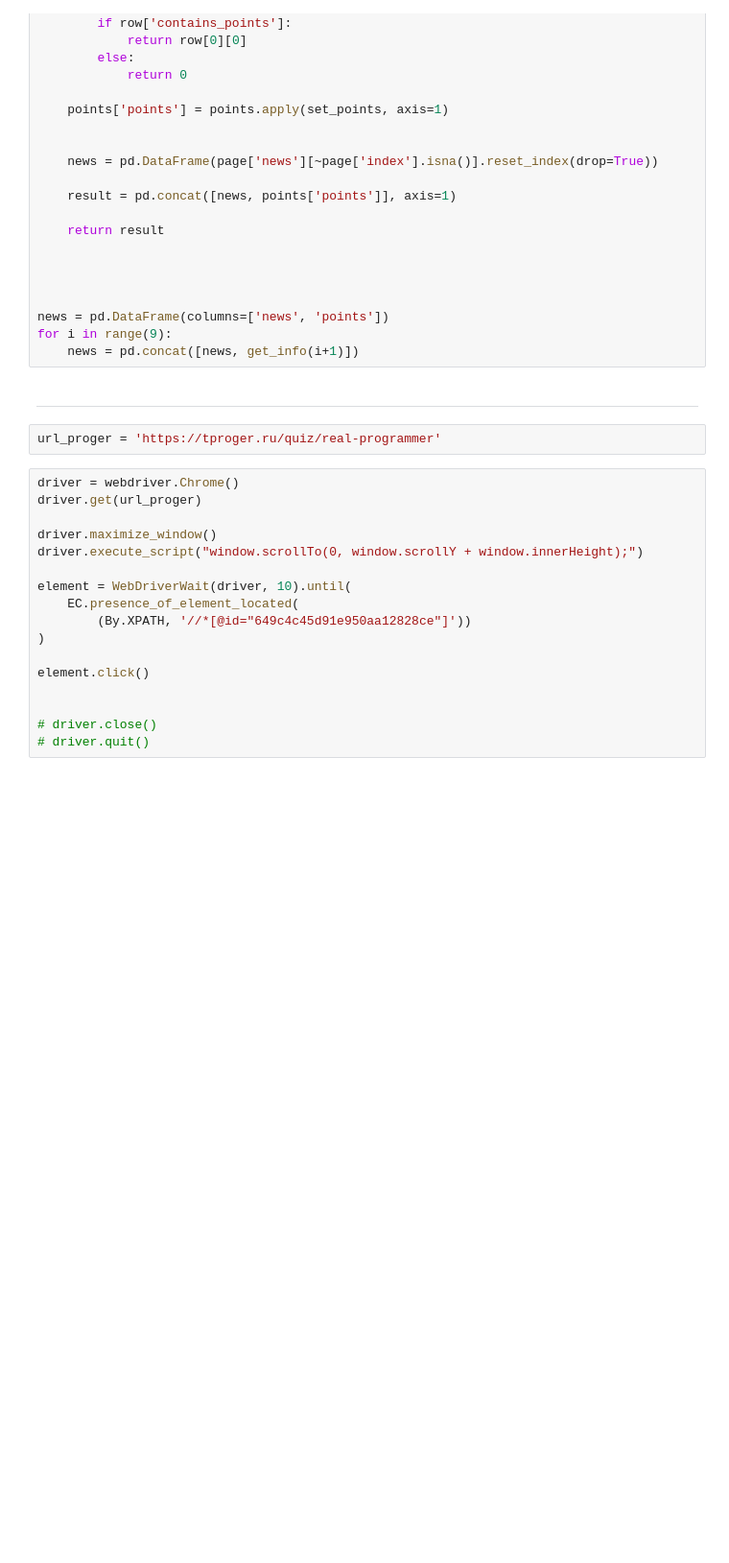
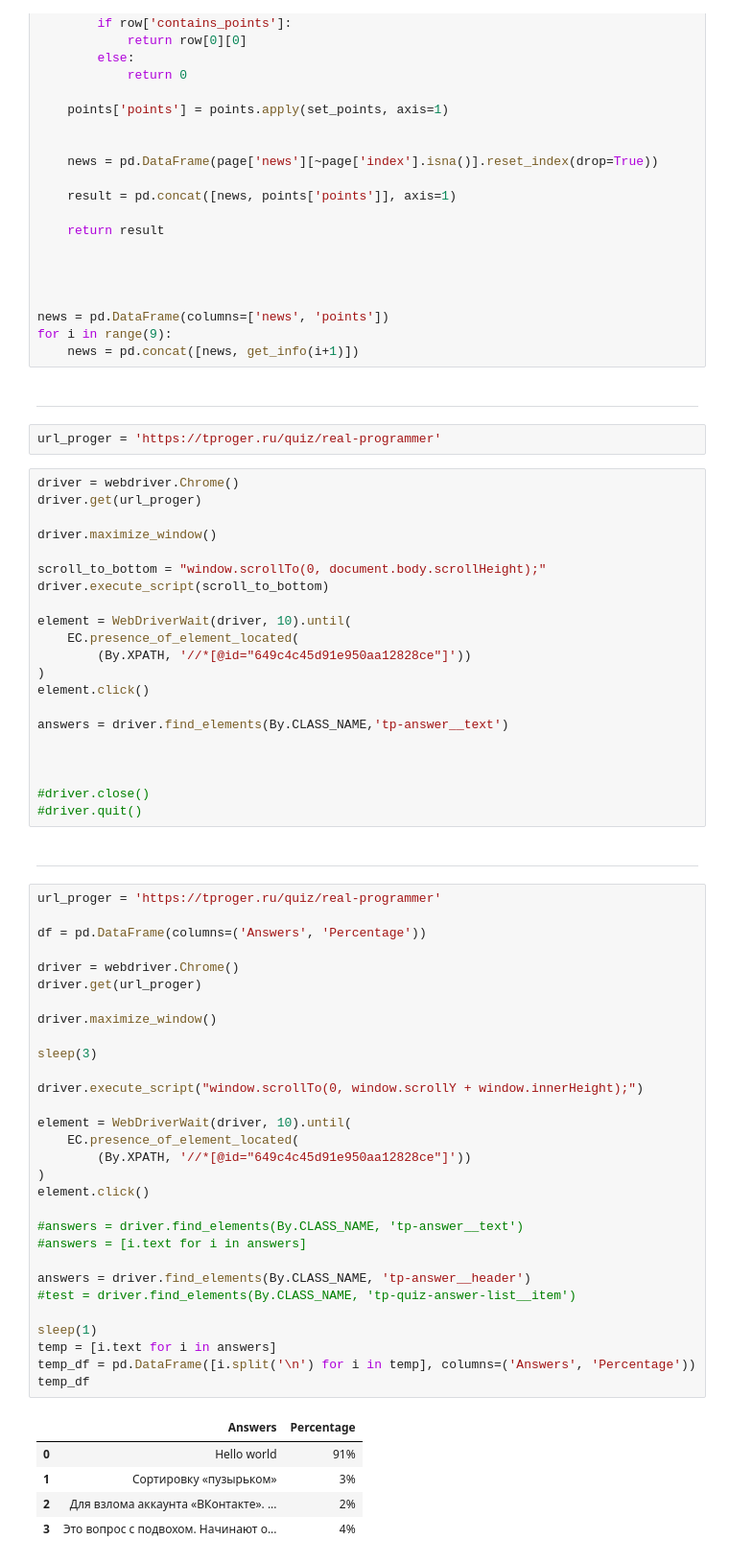
Before and after one commit to hotdonkey/data_science, a Jupyter notebook: DE/parcing_practice.ipynb, the cells around one changed output. Shown at 96% size. Cells and saved outputs as stored; diff of their text form; blank space fills up the shorter version.

```diff
--- a/DE/parcing_practice.ipynb
+++ b/DE/parcing_practice.ipynb
@@ -65,15 +65,57 @@ driver = webdriver.Chrome()
 driver.get(url_proger)
 
 driver.maximize_window()
-driver.execute_script("window.scrollTo(0, window.scrollY + window.innerHeight);")
+
+scroll_to_bottom = "window.scrollTo(0, document.body.scrollHeight);"
+driver.execute_script(scroll_to_bottom)
 
 element = WebDriverWait(driver, 10).until(
     EC.presence_of_element_located(
         (By.XPATH, '//*[@id="649c4c45d91e950aa12828ce"]'))
 )
-
 element.click()
 
+answers = driver.find_elements(By.CLASS_NAME,'tp-answer__text')
 
-# driver.close()
-# driver.quit()
+
+
+#driver.close()
+#driver.quit()
+# %% [markdown]
+----
+# %%
+url_proger = 'https://tproger.ru/quiz/real-programmer'
+
+df = pd.DataFrame(columns=('Answers', 'Percentage'))
+
+driver = webdriver.Chrome()
+driver.get(url_proger)
+
+driver.maximize_window()
+
+sleep(3)
+
+driver.execute_script("window.scrollTo(0, window.scrollY + window.innerHeight);")
+
+element = WebDriverWait(driver, 10).until(
+    EC.presence_of_element_located(
+        (By.XPATH, '//*[@id="649c4c45d91e950aa12828ce"]'))
+)
+element.click()
+
+#answers = driver.find_elements(By.CLASS_NAME, 'tp-answer__text')
+#answers = [i.text for i in answers]
+
+answers = driver.find_elements(By.CLASS_NAME, 'tp-answer__header')
+#test = driver.find_elements(By.CLASS_NAME, 'tp-quiz-answer-list__item')
+
+sleep(1)
+temp = [i.text for i in answers]
+temp_df = pd.DataFrame([i.split('\n') for i in temp], columns=('Answers', 'Percentage'))
+temp_df
+# %% [output]
+|  | Answers | Percentage |
+| 0 | Hello world | 91% |
+| 1 | Сортировку «пузырьком» | 3% |
+| 2 | Для взлома аккаунта «ВКонтакте». ... | 2% |
+| 3 | Это вопрос с подвохом. Начинают о... | 4% |
```
Also changed, not shown: parts of 12 cells of this notebook, 5 other files.
